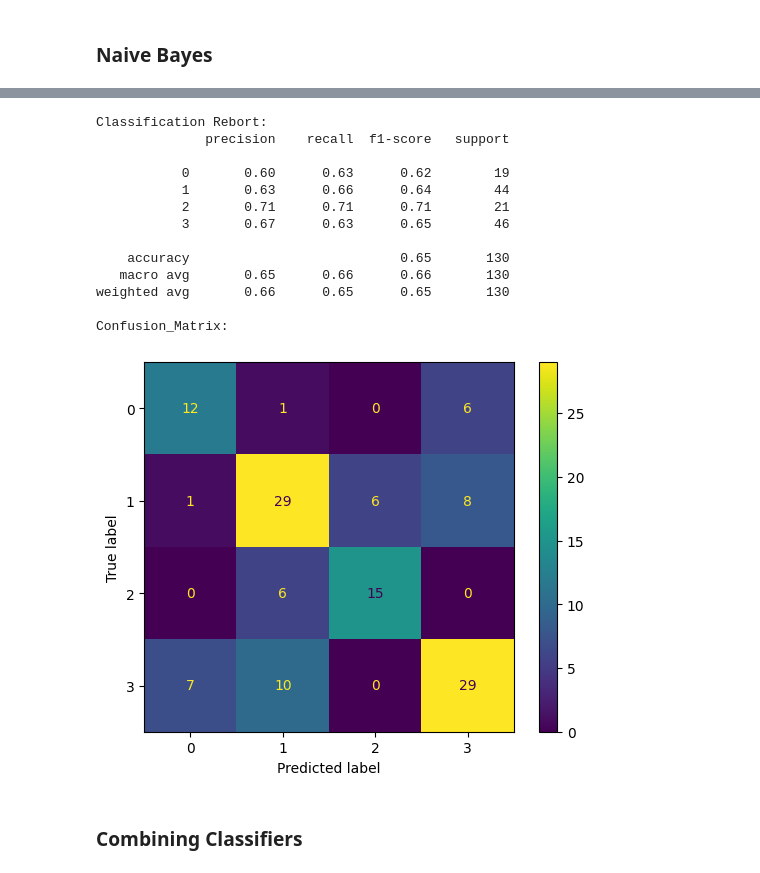
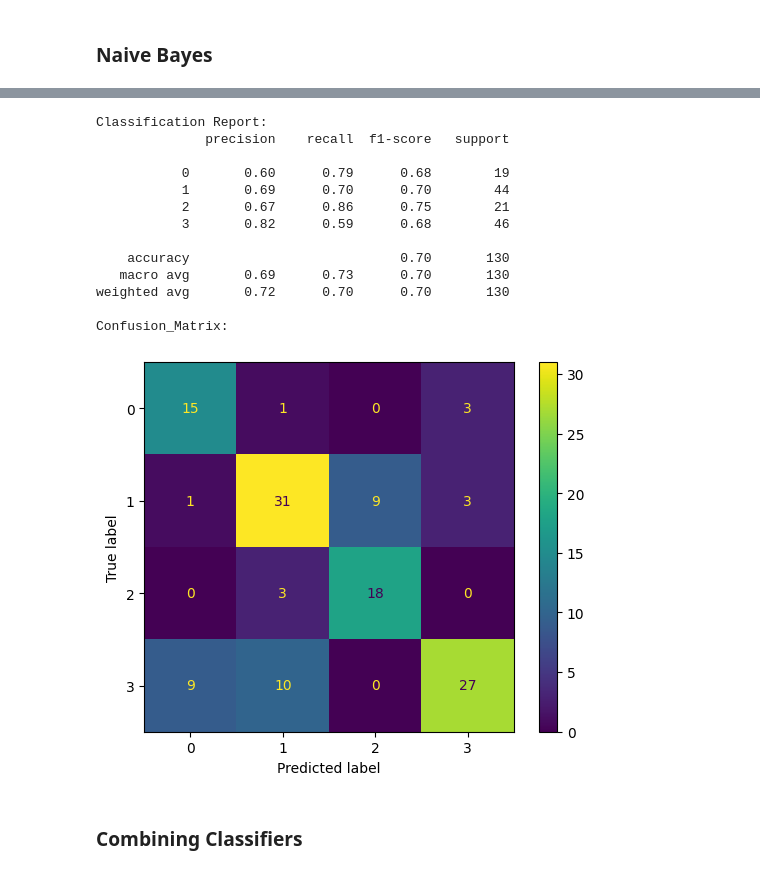
Before and after one commit to yousefmrashad/housing-classification, a Jupyter notebook: housing_prices_classification.ipynb, the cells around one changed output, grey strips where cells are left out. Cells and saved outputs as stored; diff of their text form; code cells hidden in the pictures.

```diff
--- a/housing_prices_classification.ipynb
+++ b/housing_prices_classification.ipynb
@@ -404,21 +497,21 @@ Confusion_Matrix:
 # %%
 from sklearn.naive_bayes import BernoulliNB
-mnb = train_evaluate(BernoulliNB(), x_rfc, y_clustered)
+mnb = train_evaluate(BernoulliNB(), x_fcif, y_clustered)
 # %% [output]
-Classification Rebort:
+Classification Report:
               precision    recall  f1-score   support
 
-           0       0.60      0.63      0.62        19
-           1       0.63      0.66      0.64        44
-           2       0.71      0.71      0.71        21
-           3       0.67      0.63      0.65        46
+           0       0.60      0.79      0.68        19
+           1       0.69      0.70      0.70        44
+           2       0.67      0.86      0.75        21
+           3       0.82      0.59      0.68        46
 
-    accuracy                           0.65       130
-   macro avg       0.65      0.66      0.66       130
-weighted avg       0.66      0.65      0.65       130
+    accuracy                           0.70       130
+   macro avg       0.69      0.73      0.70       130
+weighted avg       0.72      0.70      0.70       130
 
 Confusion_Matrix:
-[figure, old version]
+[figure, new version]
 # %% [markdown]
 ### Combining Classifiers
 # %%
```
Also changed, not shown: parts of 16 cells of this notebook.
